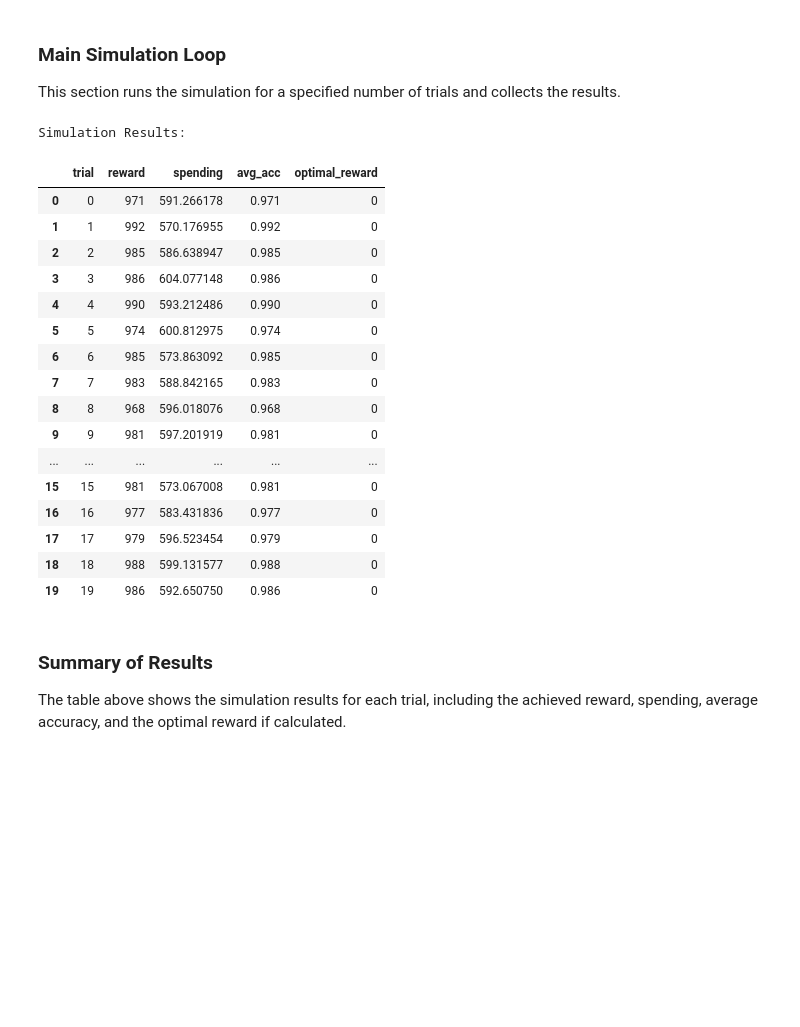
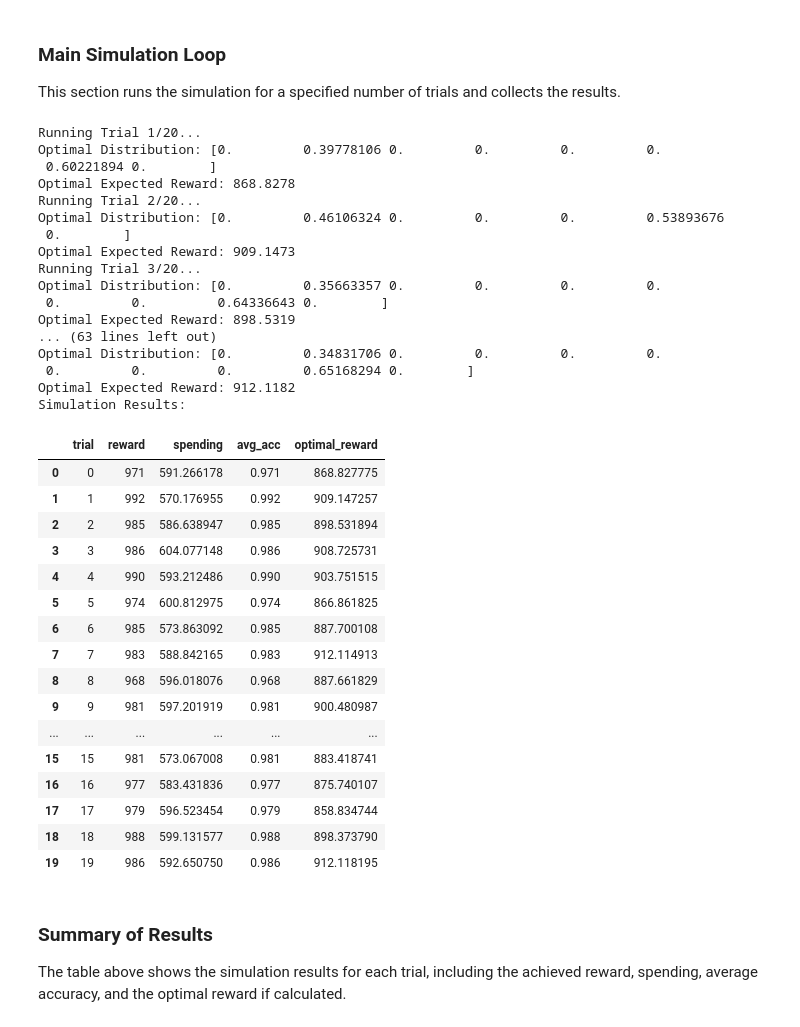
Before and after one commit to AbdAlRahman-Odeh-99/Two_Phases_Simulation, a Jupyter notebook: constrained_supervised_training_submodular_gmm2c.ipynb, the cells around one changed output. Cells and saved outputs as stored; diff of their text form; code cells hidden in the pictures; blank space fills up the shorter version.

Commit message:
Created using Colab. Updated with Branch and bound algorithm for speed up inference.

```diff
--- a/constrained_supervised_training_submodular_gmm2c.ipynb
+++ b/constrained_supervised_training_submodular_gmm2c.ipynb
@@ -100,13 +215,11 @@ from scipy.special import erf # Import erf directly from scipy.special
 # Moved gain_func back to module level and re-jitted
 @numba.njit
 def gain_func(snrs):
-  # norm.sf(x) = 0.5 * erfc(x / sqrt(2))
-  # erfc(x) = 1 - erf(x)
-  # So, norm.sf(x) = 0.5 * (1 - erf(x / sqrt(2)))
-  # Here x = 0.5 * np.sqrt(np.sum(snrs))
-  arg = (0.5 * np.sqrt(np.sum(snrs))) / np.sqrt(2.0)
-  error_rate = 0.5 * (1 - erf(arg)) # Call erf directly
-  return 1 - error_rate
+  snr_sum = np.sum(snrs)
+  arg = (0.5*np.sqrt(snr_sum)) / np.sqrt(2.0)
+  #error_rate = 0.5 * (1.0 - erf(arg))
+  error_rate = 0.5 * (1.0 - math.erf(arg))
+  return 1.0 - error_rate
 
 # greedy approximate oracle
 def greedy_oracle(est_means_sq,costs,lambda_dual,remaining_budget):
@@ -261,53 +374,70 @@ result_pd = {"trial":[], "reward":[], "spending":[], "avg_acc":[],"optimal_rewar
 
 if num_views > 10 and not no_opt:
   print(f"[WARN] For num_views={num_views}, optimal solution requires slow power set enumeration. Set `no_opt = True` to skip.")
 
 for trial in range(num_trials):
     print(f"Running Trial {trial + 1}/{num_trials}...") # Commented out to reduce I/O overhead
     budget = num_rounds * budget_ratio
     costs = rng.random(size=(num_views,))
     # create free view
     costs[0] = 0
     # normalize views to sum to 1
     costs = costs/np.sum(costs)
     t_data, t_means, t_labels = generate_data(rng,num_samples,2,num_views,seed)
-    if no_opt:
-        opt_dict = {"reward":0} # dummy reward
-    else:
-        opt_dict = optimal_static(t_means,1.0,costs,budget,num_rounds)
+    #if no_opt:
+    #    opt_dict = {"reward":0} # dummy reward
+    #else:
+    #    opt_dict = optimal_static(t_means,1.0,costs,budget,num_rounds)
+    opt_dict = optimal_branch_and_bound(t_means,1.0,costs,budget,num_rounds)
 
     sim_dict = simulation(num_views,costs,num_rounds,budget,t_data,t_labels)
 
     # accumulating
     result_pd['trial'].append(trial)
     result_pd['reward'].append(sim_dict['reward'])
     result_pd['spending'].append(sim_dict['spending'])
     result_pd['avg_acc'].append(sim_dict['avg_acc'])
     result_pd['optimal_reward'].append(opt_dict['reward'])
 
 res_df = pd.DataFrame.from_dict(result_pd)
 
 print("Simulation Results:")
 display(res_df)
 # %% [output]
+Running Trial 1/20...
+Optimal Distribution: [0.         0.39778106 0.         0.         0.         0.
+ 0.60221894 0.        ]
+Optimal Expected Reward: 868.8278
+Running Trial 2/20...
+Optimal Distribution: [0.         0.46106324 0.         0.         0.         0.53893676
+ 0.        ]
+Optimal Expected Reward: 909.1473
+Running Trial 3/20...
+Optimal Distribution: [0.         0.35663357 0.         0.         0.         0.
+ 0.         0.         0.64336643 0.        ]
+Optimal Expected Reward: 898.5319
+... (63 lines left out)
+Optimal Distribution: [0.         0.34831706 0.         0.         0.         0.
+ 0.         0.         0.         0.65168294 0.        ]
+Optimal Expected Reward: 912.1182
 Simulation Results:
 |  | trial | reward | spending | avg_acc | optimal_reward |
-| 0 | 0 | 971 | 591.266178 | 0.971 | 0 |
-| 1 | 1 | 992 | 570.176955 | 0.992 | 0 |
-| 2 | 2 | 985 | 586.638947 | 0.985 | 0 |
-| 3 | 3 | 986 | 604.077148 | 0.986 | 0 |
-| 4 | 4 | 990 | 593.212486 | 0.990 | 0 |
-| 5 | 5 | 974 | 600.812975 | 0.974 | 0 |
-| 6 | 6 | 985 | 573.863092 | 0.985 | 0 |
-| 7 | 7 | 983 | 588.842165 | 0.983 | 0 |
-| 8 | 8 | 968 | 596.018076 | 0.968 | 0 |
-| 9 | 9 | 981 | 597.201919 | 0.981 | 0 |
+| 0 | 0 | 971 | 591.266178 | 0.971 | 868.827775 |
+| 1 | 1 | 992 | 570.176955 | 0.992 | 909.147257 |
+| 2 | 2 | 985 | 586.638947 | 0.985 | 898.531894 |
+| 3 | 3 | 986 | 604.077148 | 0.986 | 908.725731 |
+| 4 | 4 | 990 | 593.212486 | 0.990 | 903.751515 |
+| 5 | 5 | 974 | 600.812975 | 0.974 | 866.861825 |
+| 6 | 6 | 985 | 573.863092 | 0.985 | 887.700108 |
+| 7 | 7 | 983 | 588.842165 | 0.983 | 912.114913 |
+| 8 | 8 | 968 | 596.018076 | 0.968 | 887.661829 |
+| 9 | 9 | 981 | 597.201919 | 0.981 | 900.480987 |
 | ... | ... | ... | ... | ... | ... |
-| 15 | 15 | 981 | 573.067008 | 0.981 | 0 |
-| 16 | 16 | 977 | 583.431836 | 0.977 | 0 |
-| 17 | 17 | 979 | 596.523454 | 0.979 | 0 |
-| 18 | 18 | 988 | 599.131577 | 0.988 | 0 |
-| 19 | 19 | 986 | 592.650750 | 0.986 | 0 |
+| 15 | 15 | 981 | 573.067008 | 0.981 | 883.418741 |
+| 16 | 16 | 977 | 583.431836 | 0.977 | 875.740107 |
+| 17 | 17 | 979 | 596.523454 | 0.979 | 858.834744 |
+| 18 | 18 | 988 | 599.131577 | 0.988 | 898.373790 |
+| 19 | 19 | 986 | 592.650750 | 0.986 | 912.118195 |
 # %% [markdown]
 ### Summary of Results
 
```
Also changed, not shown: parts of 2 cells of this notebook.
